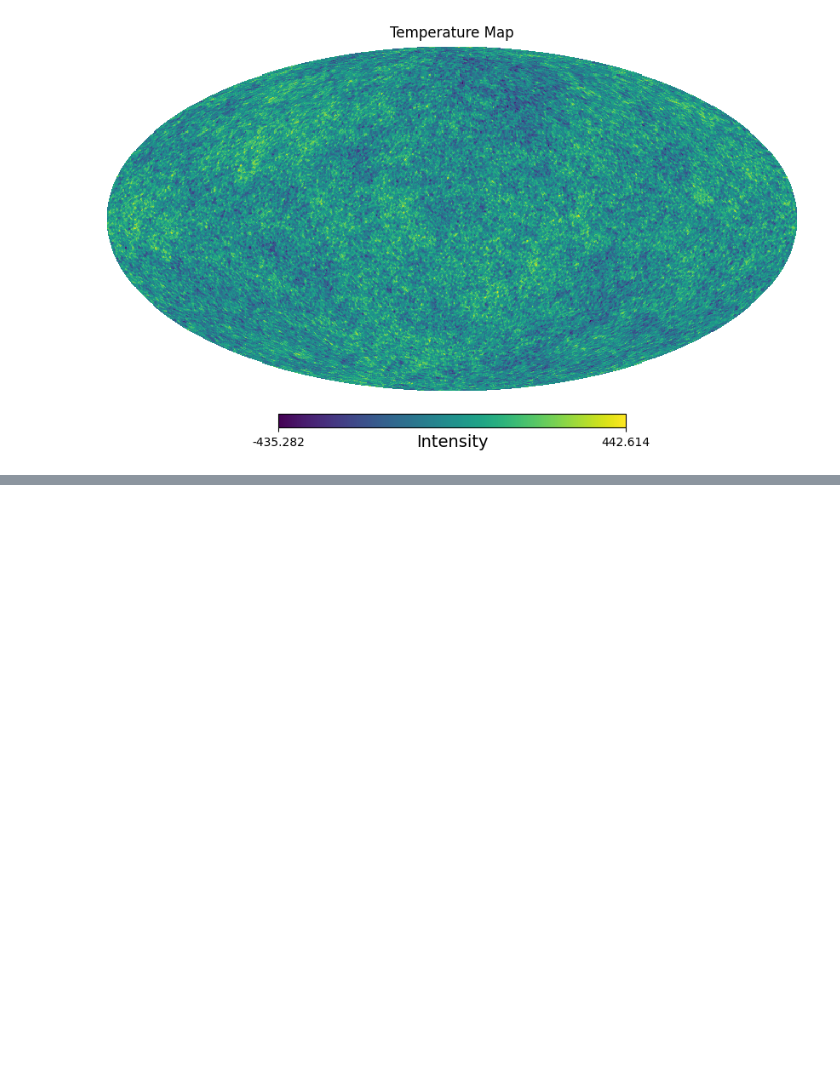
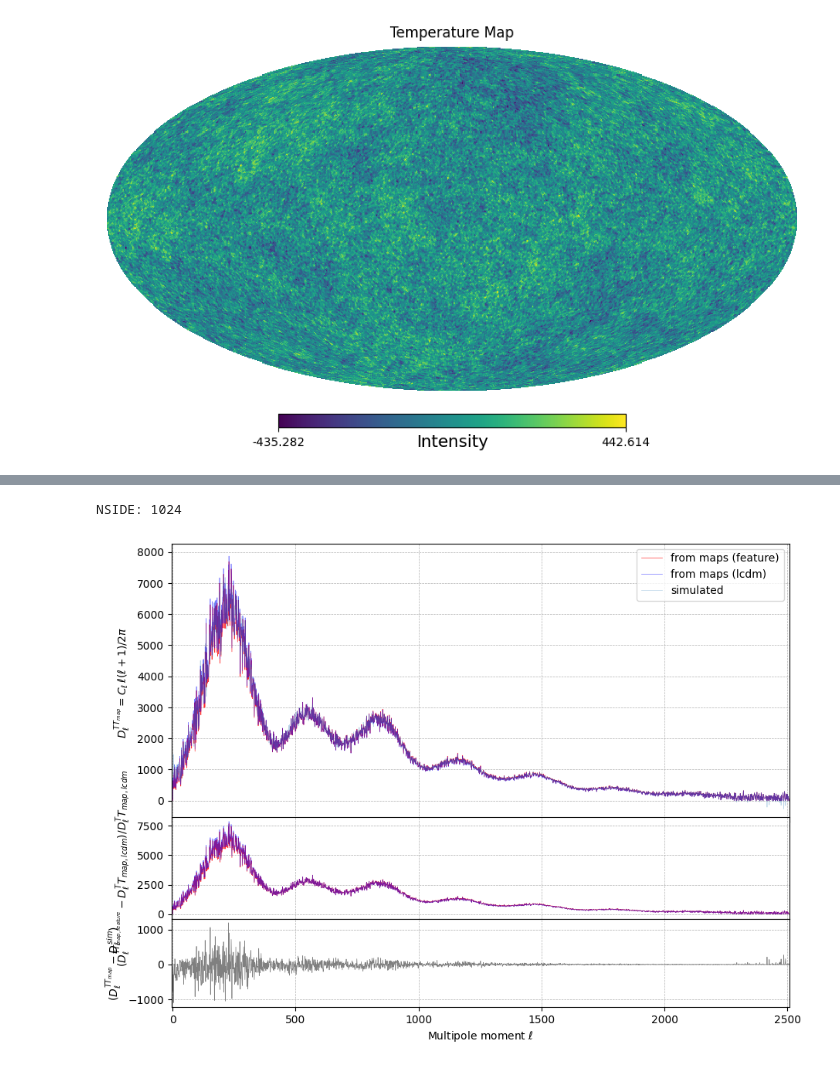
Before and after one commit to SkyExplain/SkySimulation, a Jupyter notebook: Notebooks/Loss_info_Nside218.ipynb, the cells around one changed output, grey strips where cells are left out. Saved outputs shown, nothing was run; the diff lists cells and outputs as text; code cells hidden in the pictures; blank space fills up the shorter version.

```diff
--- a/Notebooks/Loss_info_Nside218.ipynb
+++ b/Notebooks/Loss_info_Nside218.ipynb
@@ -98,0 +111,3 @@ plt.show()
+# %%
+map_temp_data_feature = read_map(test_path + 'tests_NSIDE1024/cmb_map_feature_0.fits')
+map_temp_data_lcdm = read_map(test_path + 'tests_NSIDE1024/cmb_map_0.fits')
@@ -98,0 +129,54 @@ plt.show()
+# %%
+#Visualize the map
+nside = hp.npix2nside(len(map_temp_data_feature))
+print(f"NSIDE: {nside}")
+# %% [output]
+NSIDE: 1024
+# %%
+# Compute the power spectra
+cl_tt_map_feature = hp.anafast(map_temp_data_feature, pol=True)
+cl_tt_map_lcdm = hp.anafast(map_temp_data_lcdm, pol=True)
+# %%
+ell = np.arange(len(simulated_dlstt[1]))
+#lmax = len(cl_tt_map)
+lmax = len(cl_tt_map_lcdm)
+
+fig = plt.figure(figsize=(10, 6))
+
+#Upper plot (Power Spectrum)
+frame1 = fig.add_axes((.1, .4, .8, .6))
+frame1.plot(ell[:lmax], Dls(ell[:lmax], cl_tt_map_feature)[:lmax],
+            label='from maps (feature)', linewidth=0.5, alpha=0.8, color='red')
+frame1.plot(ell[:lmax], Dls(ell[:lmax], cl_tt_map_lcdm)[:lmax],
+            label='from maps (lcdm)', linewidth=0.5, alpha=0.5, color='blue')
+frame1.plot(ell, simulated_dlstt[1],
+            label='simulated', linewidth=0.5, alpha=0.3)
+frame1.set_xlabel(r'Multipole moment $\ell$')
+frame1.set_ylabel(r'$D_\ell^{TT_{map}}=C_\ell \, \ell(\ell+1)/2\pi$')
+frame1.set_xlim(-5, len(simulated_dlstt[1]))
+frame1.tick_params(axis='x', labelsize=0.1)
+frame1.grid(True, which='both', linestyle='--', linewidth=0.5)
+frame1.legend()
+
+#Lower plots (Difference)
+frame2 = fig.add_axes((.1, .19, .8, .22), sharex=frame1)
+diff1 = (Dls(ell[:lmax], cl_tt_map_feature) - simulated_dlstt[1][:lmax] / simulated_dlstt[1][:lmax])
+diff2 = (Dls(ell[:lmax], cl_tt_map_lcdm) - simulated_dlstt[1][:lmax] / simulated_dlstt[1][:lmax])
+frame2.plot(ell[:lmax], diff1, label='Percentage difference feature', linewidth=0.5, color='red', alpha=0.8)
+frame2.plot(ell[:lmax], diff2, label='Percentage difference lcdm', linewidth=0.5, color='blue', alpha=0.5)
+frame2.set_xlabel(r'Multipole moment $\ell$')
+frame2.set_ylabel(r'$(D_\ell^{TT_{map,feature}} - D_\ell^TT_{map,lcdm}) / D_\ell^TT_{map,lcdm}$')
+frame2.tick_params(axis='x', labelsize=0.1)
+frame2.grid(True, which='both', linestyle='--', linewidth=0.5)
+
+frame3 = fig.add_axes((.1, 0., .8, 0.19), sharex=frame1)
+diff = (Dls(ell[:lmax], cl_tt_map_feature) - simulated_dlstt[1][:lmax])
+frame3.plot(ell[:lmax], diff, label='Percentage difference', linewidth=0.5, color='gray')
+frame3.set_xlabel(r'Multipole moment $\ell$')
+frame3.set_ylabel(r'$(D_\ell^{TT_{map}} - D_\ell^{sim})$')
+frame3.tick_params(axis='x', labelsize=10)
+frame3.grid(True, which='both', linestyle='--', linewidth=0.5)
+
+plt.show()
+# %% [output]
+[figure, added]
```
Also changed, not shown: parts of 5 cells of this notebook.
